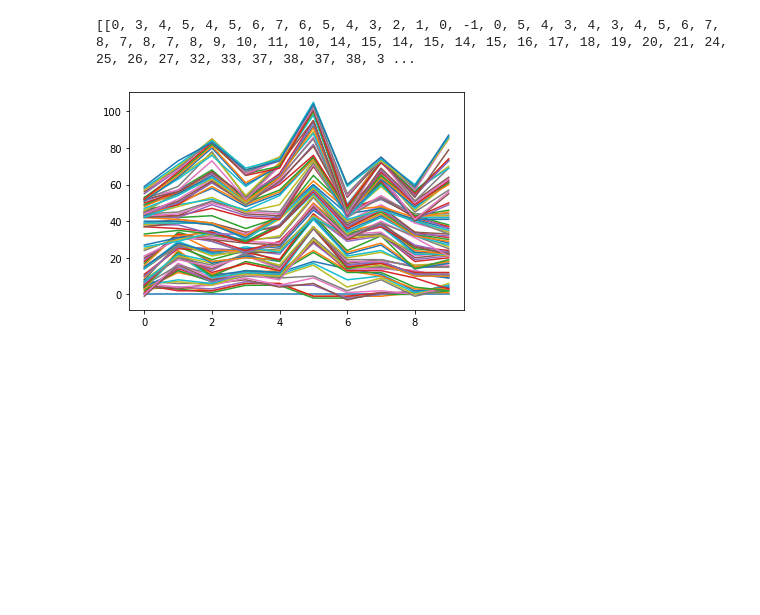
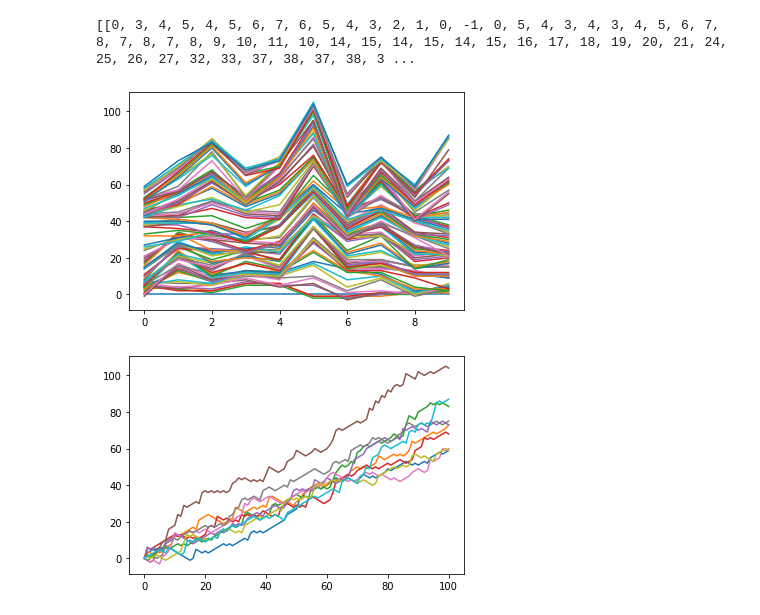
Before and after one commit to EvaChitul/Build_up-Learning_curve, a Jupyter notebook: Roll_Dice.ipynb, the cells around one changed output. Cells and saved outputs as stored; diff of their text form; code cells hidden in the pictures; blank space fills up the shorter version.

```diff
--- a/Roll_Dice.ipynb
+++ b/Roll_Dice.ipynb
@@ -14,30 +14,38 @@ all_walks = []
 for i in range(10):
 
   random_walk = [0]
 
   for x in range(100) :
       step = random_walk[-1]
 
       dice = np.random.randint(1,7)
 
       if dice <= 2:
           step = step - 1
       elif dice <= 5:
           step = step + 1
       else:
           step = step + np.random.randint(1,7)
 
       random_walk.append(step)
 
   all_walks.append(random_walk)
 
 
 print(all_walks)
 
 np_aw = np.array(all_walks)
 
 plt.plot(np_aw)
 plt.show()
+
+plt.clf()
+
+np_aw_t = np.transpose(np_aw)
+
+plt.plot(np_aw_t)
+plt.show()
 # %% [output]
 [[0, 3, 4, 5, 4, 5, 6, 7, 6, 5, 4, 3, 2, 1, 0, -1, 0, 5, 4, 3, 4, 3, 4, 5, 6, 7, 8, 7, 8, 7, 8, 9, 10, 11, 10, 14, 15, 14, 15, 14, 15, 16, 17, 18, 19, 20, 21, 24, 25, 26, 27, 32, 33, 37, 38, 37, 38, 3 ...
 [figure]
+[figure, added]
```
